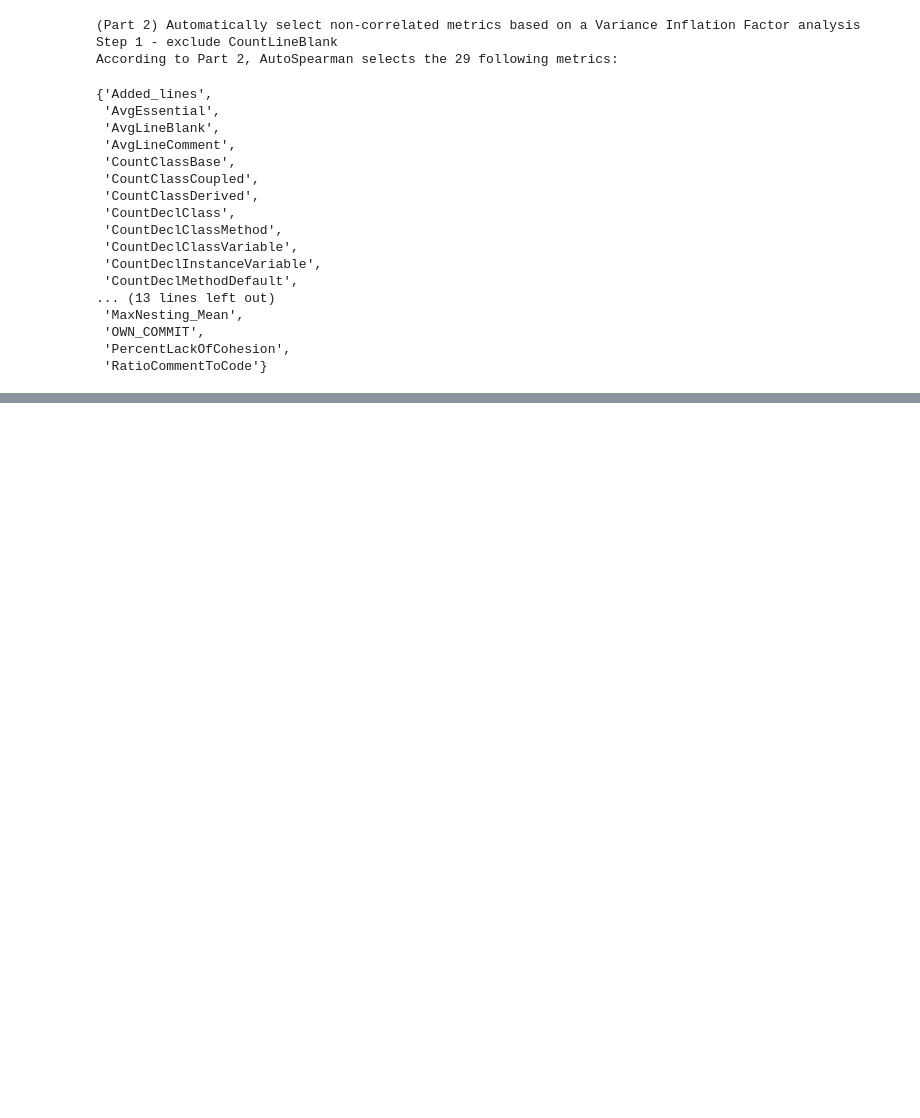
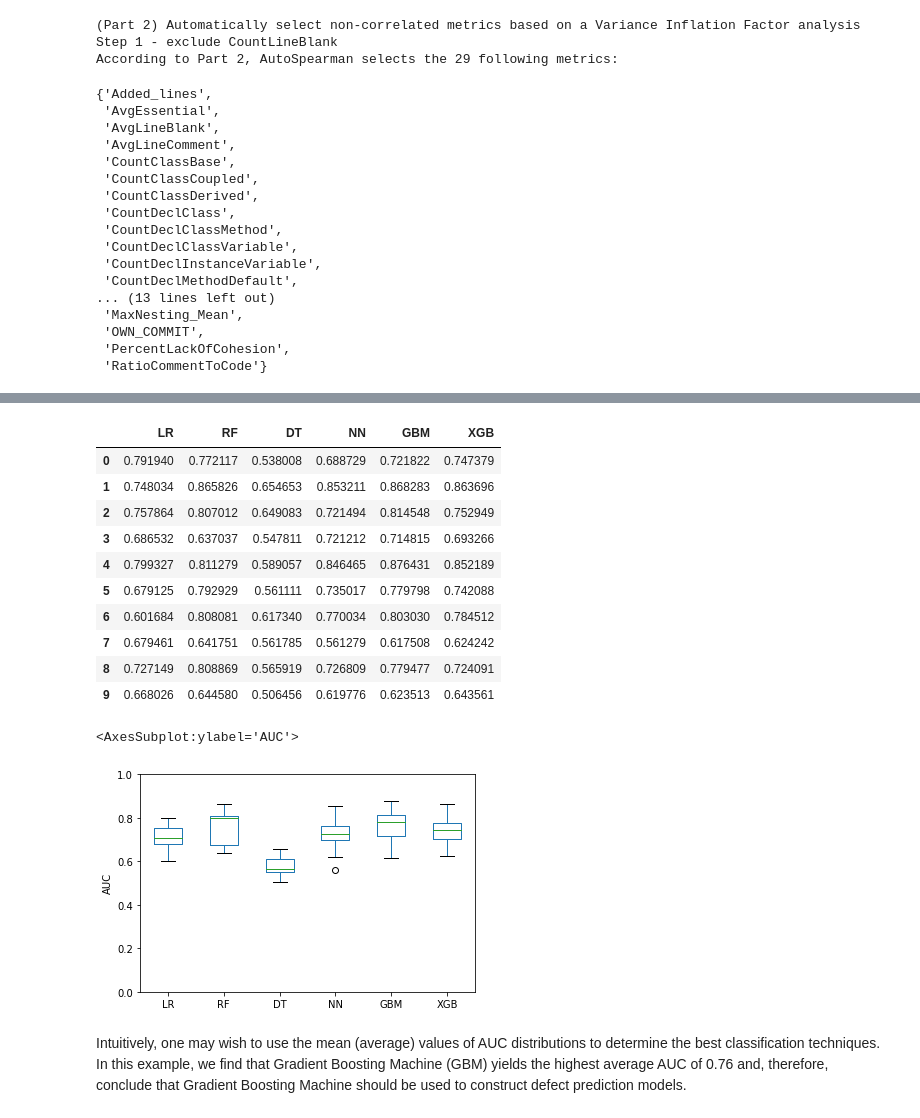
Before and after one commit to xai4se/xai4se.github.io, a Jupyter notebook: _sources/tutorials/ASE2021.ipynb, the cells around one changed output, grey strips where cells are left out. Drawn from its saved outputs; the diff is of its cells as text; code cells hidden in the pictures; blank space fills up the shorter version.

```diff
--- a/_sources/tutorials/ASE2021.ipynb
+++ b/_sources/tutorials/ASE2021.ipynb
@@ -493,0 +848,20 @@ According to Part 2, AutoSpearman selects the 29 following metrics:
+# %%
+display(model_performance_df)
+model_performance_df.plot(kind = 'box', ylim = (0, 1), ylabel = 'AUC')
+# %% [output]
+|  | LR | RF | DT | NN | GBM | XGB |
+| 0 | 0.791940 | 0.772117 | 0.538008 | 0.688729 | 0.721822 | 0.747379 |
+| 1 | 0.748034 | 0.865826 | 0.654653 | 0.853211 | 0.868283 | 0.863696 |
+| 2 | 0.757864 | 0.807012 | 0.649083 | 0.721494 | 0.814548 | 0.752949 |
+| 3 | 0.686532 | 0.637037 | 0.547811 | 0.721212 | 0.714815 | 0.693266 |
+| 4 | 0.799327 | 0.811279 | 0.589057 | 0.846465 | 0.876431 | 0.852189 |
+| 5 | 0.679125 | 0.792929 | 0.561111 | 0.735017 | 0.779798 | 0.742088 |
+| 6 | 0.601684 | 0.808081 | 0.617340 | 0.770034 | 0.803030 | 0.784512 |
+| 7 | 0.679461 | 0.641751 | 0.561785 | 0.561279 | 0.617508 | 0.624242 |
+| 8 | 0.727149 | 0.808869 | 0.565919 | 0.726809 | 0.779477 | 0.724091 |
+| 9 | 0.668026 | 0.644580 | 0.506456 | 0.619776 | 0.623513 | 0.643561 |
+<AxesSubplot:ylabel='AUC'>
+[figure, added]
+# %% [markdown]
+Intuitively, one may wish to use the mean (average) values of AUC distributions to determine the best classification techniques.
+In this example, we find that Gradient Boosting Machine (GBM) yields the highest average AUC of 0.76 and, therefore, conclude that Gradient Boosting Machine should be used to construct defect prediction models.
```
Also changed, not shown: parts of 16 cells of this notebook, 15 other files.
